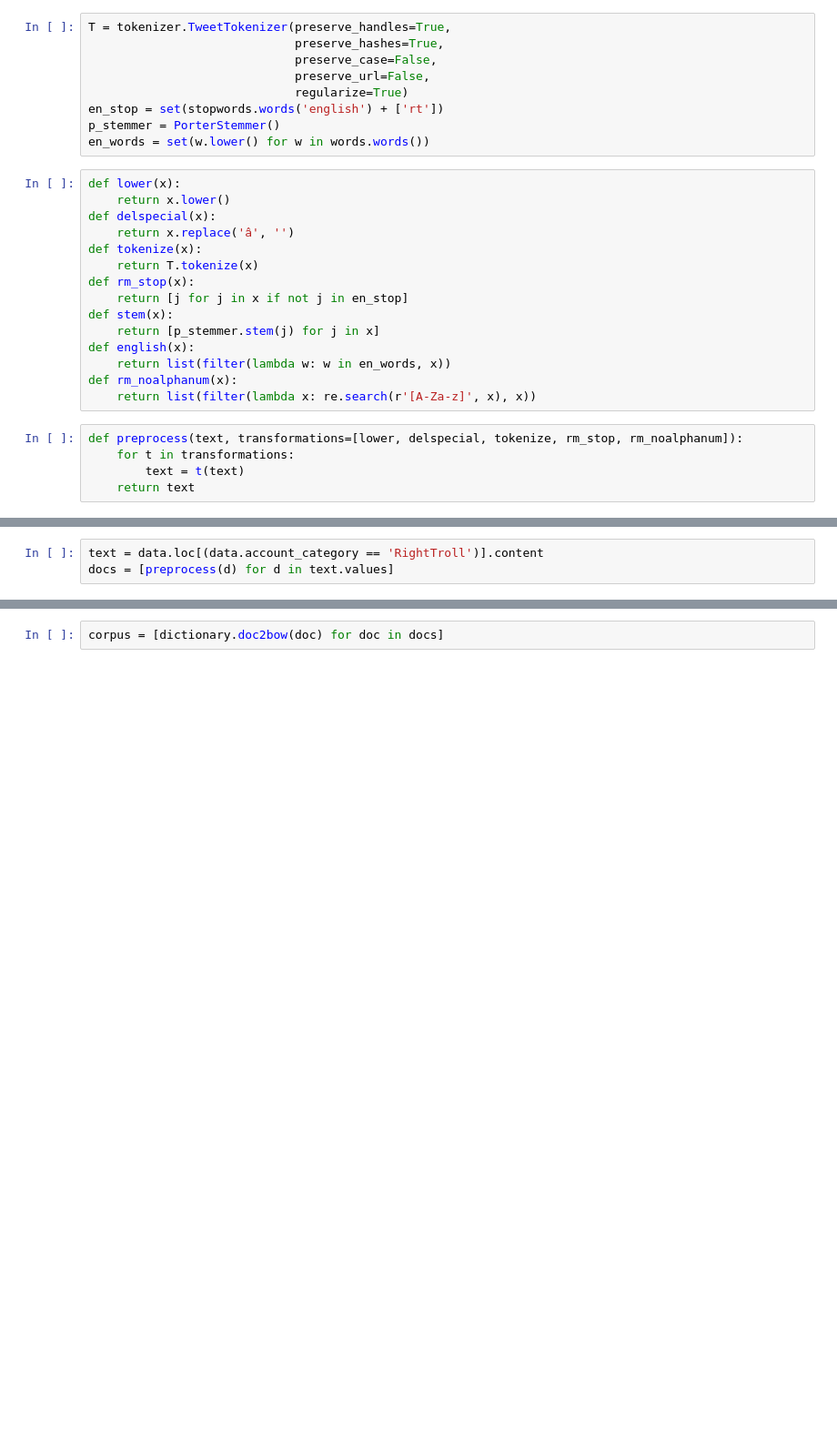
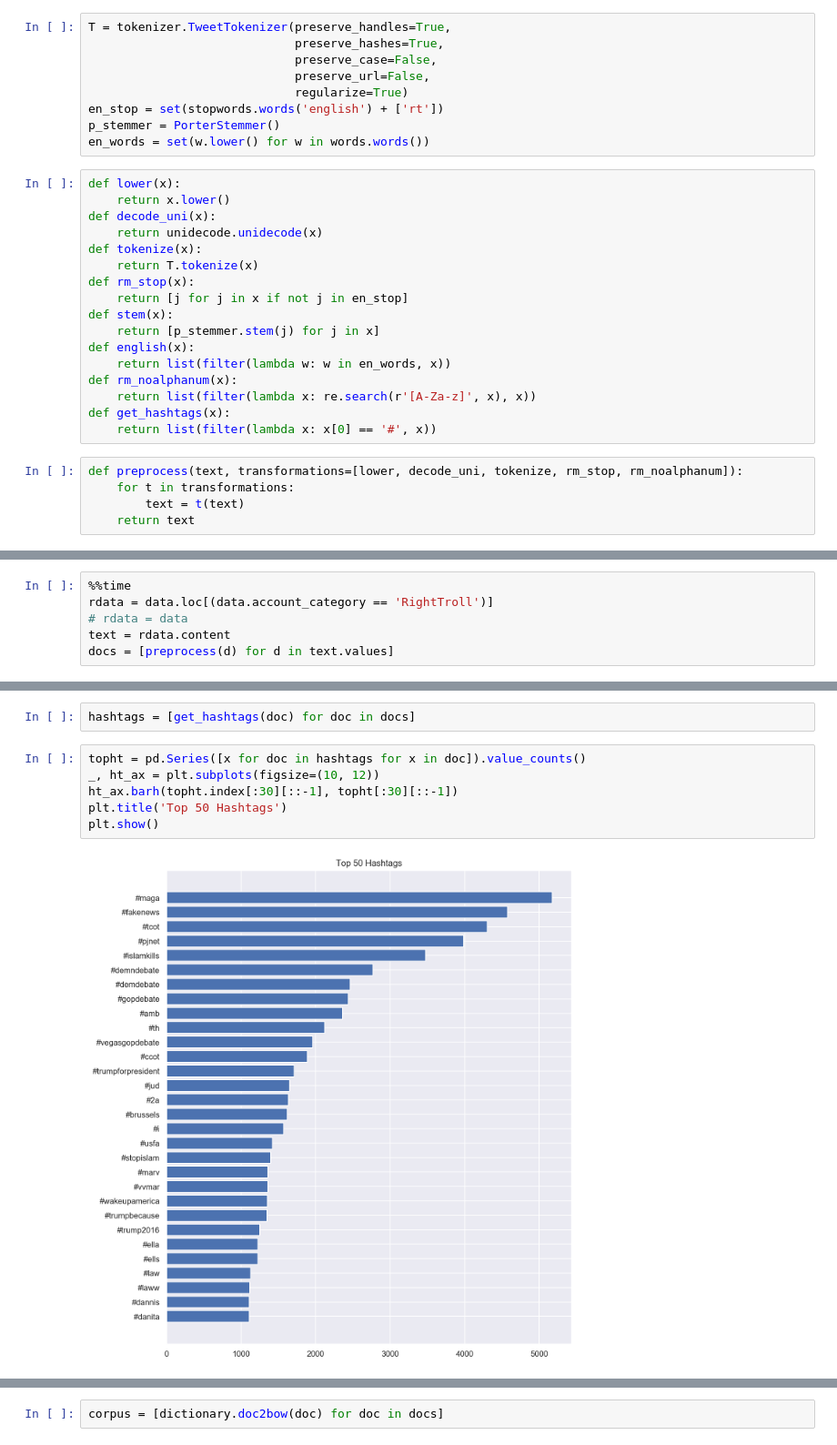
Before and after one commit to joeddav/trolls, a Jupyter notebook: Text Exploration.ipynb, the cells around one changed output, grey strips where cells are left out. Shown at 91% size. Saved outputs shown, nothing was run; the diff lists cells and outputs as text; blank space fills up the shorter version.

```diff
--- a/Text Exploration.ipynb
+++ b/Text Exploration.ipynb
@@ -36,8 +56,8 @@ en_words = set(w.lower() for w in words.words())
 # %%
 def lower(x):
     return x.lower()
-def delspecial(x):
-    return x.replace('â', '')
+def decode_uni(x):
+    return unidecode.unidecode(x)
 def tokenize(x):
     return T.tokenize(x)
 def rm_stop(x):
@@ -48,8 +68,10 @@ def english(x):
     return list(filter(lambda w: w in en_words, x))
 def rm_noalphanum(x):
     return list(filter(lambda x: re.search(r'[A-Za-z]', x), x))
+def get_hashtags(x):
+    return list(filter(lambda x: x[0] == '#', x))
 # %%
-def preprocess(text, transformations=[lower, delspecial, tokenize, rm_stop, rm_noalphanum]):
+def preprocess(text, transformations=[lower, decode_uni, tokenize, rm_stop, rm_noalphanum]):
     for t in transformations:
         text = t(text)
     return text
@@ -58,4 +81,7 @@ def preprocess(text, transformations=[lower, delspecial, tokenize, rm_stop, rm_n
 # %%
-text = data.loc[(data.account_category == 'RightTroll')].content
+%%time
+rdata = data.loc[(data.account_category == 'RightTroll')]
+# rdata = data
+text = rdata.content
 docs = [preprocess(d) for d in text.values]
 # %% [output]
@@ -62,0 +92,10 @@ KeyboardInterrupt:
+# %%
+hashtags = [get_hashtags(doc) for doc in docs]
+# %%
+topht = pd.Series([x for doc in hashtags for x in doc]).value_counts()
+_, ht_ax = plt.subplots(figsize=(10, 12))
+ht_ax.barh(topht.index[:30][::-1], topht[:30][::-1])
+plt.title('Top 50 Hashtags')
+plt.show()
+# %% [output]
+[figure, added]
```
Also changed, not shown: parts of 38 cells of this notebook, 4 other files.
